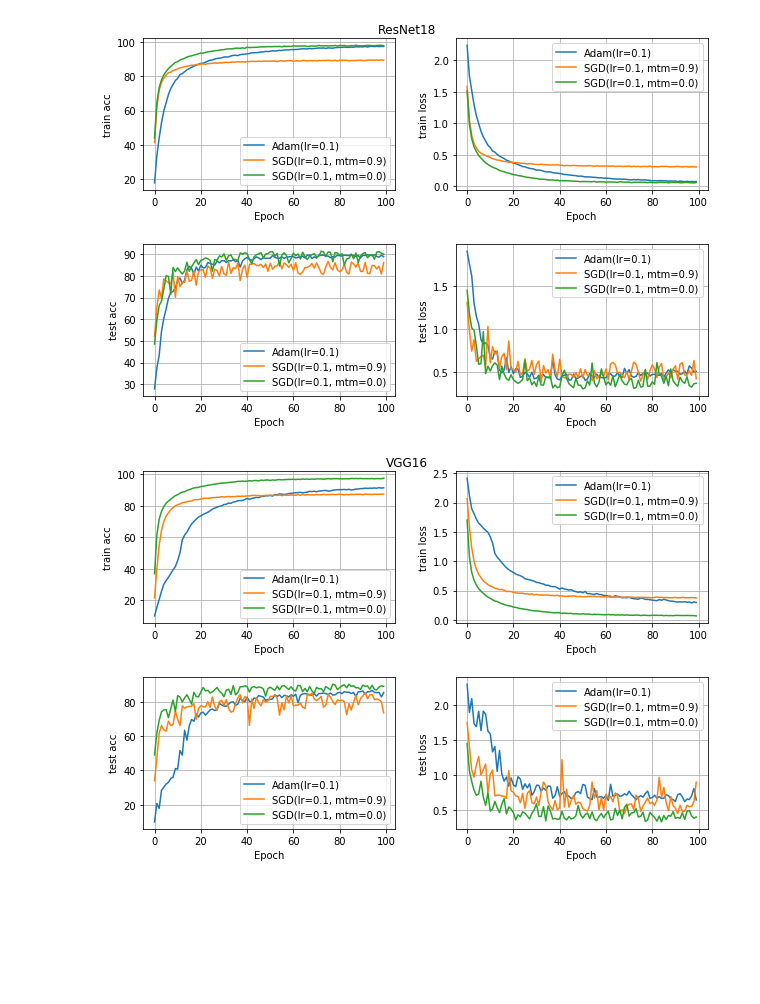
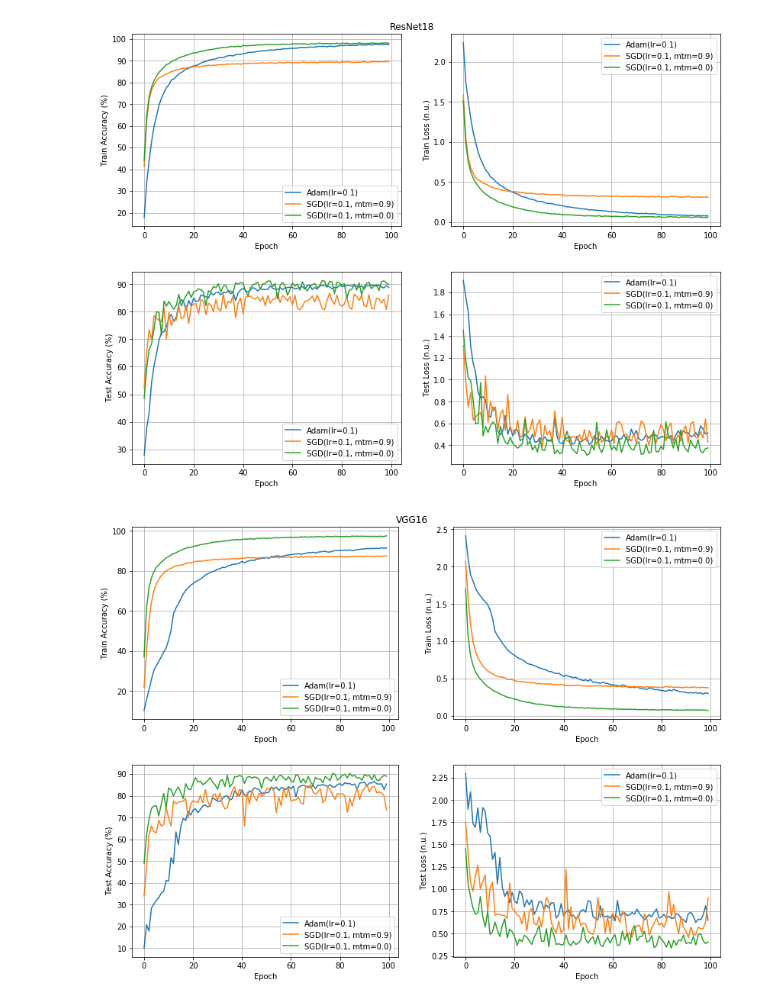
Before and after one commit to HansPinckaers/deep-learning-hw1, a Jupyter notebook: results.ipynb, the cells around one changed output. Cells and saved outputs as stored; diff of their text form; code cells hidden in the pictures; blank space fills up the shorter version.

Commit message:
Update results notebook

```diff
--- a/results.ipynb
+++ b/results.ipynb
@@ -23,17 +39,30 @@ import numpy as np
 import itertools
 
 
+DISP_LABELS = {
+    'train': 'Train',
+    'test': 'Test',
+    'acc': 'Accuracy (%)',
+    'loss': 'Loss (n.u.)'
+}
+
+FIG_WIDTH = 12
+FIG_HEIGHT = 9
+
 def plot_model_results(model_results):
-    fig = plt.figure(model_name)
+    model_results = list(model_results)
+    model_name = model_results[0]['model']
+
+    fig = plt.figure()
 
     prod = itertools.product(('train', 'test'), ('acc', 'loss'))
     for i, (train_test, acc_loss) in enumerate(prod):
         ax = fig.add_subplot(2, 2, i+1)
         plot_single_case(ax, train_test, acc_loss, model_results)
 
-    fig.set_size_inches(9, 6, forward=True)
+    fig.set_size_inches(FIG_WIDTH, FIG_HEIGHT, forward=True)
     fig.suptitle(model_name)
-    fig.tight_layout(pad=2)
+    fig.tight_layout(pad=2.5)
 
     return fig
 
@@ -56,16 +85,20 @@ def plot_single_case(ax, train_test, acc_loss, model_results):
 
         ax.plot(epochs, values, label=optimizer_label)
         ax.set_xlabel("Epoch")
-        ax.set_ylabel(f"{train_test} {acc_loss}")
+        ax.set_ylabel(f"{DISP_LABELS[train_test]} {DISP_LABELS[acc_loss]}")
         ax.legend()
         ax.grid()
 # %%
-model_names = ['ResNet18', 'VGG16']
+data = load_data([
+    'out/out-adam.json',
+    'out/out-sgd-momentum.json',
+    'out/out-sgd-vanilla.json'
+])
 
-for model_name in model_names:
-    model_results = [x for x in get_model_results(model_name)]
+for model_name in ['ResNet18', 'VGG16']:
+    model_results = get_model_results(data, model_name)
     fig = plot_model_results(model_results)
     fig.savefig(f"out/{model_name}.pdf")
 # %% [output]
-[figure, old version]
+[figure, new version]
-[figure, old version]
+[figure, new version]
```
Also changed, not shown: parts of 7 cells of this notebook.
